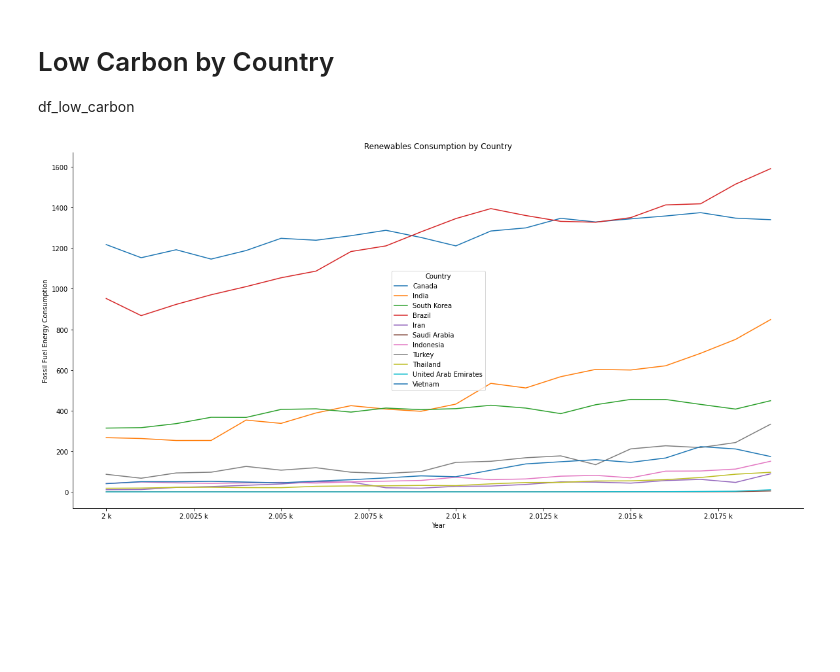
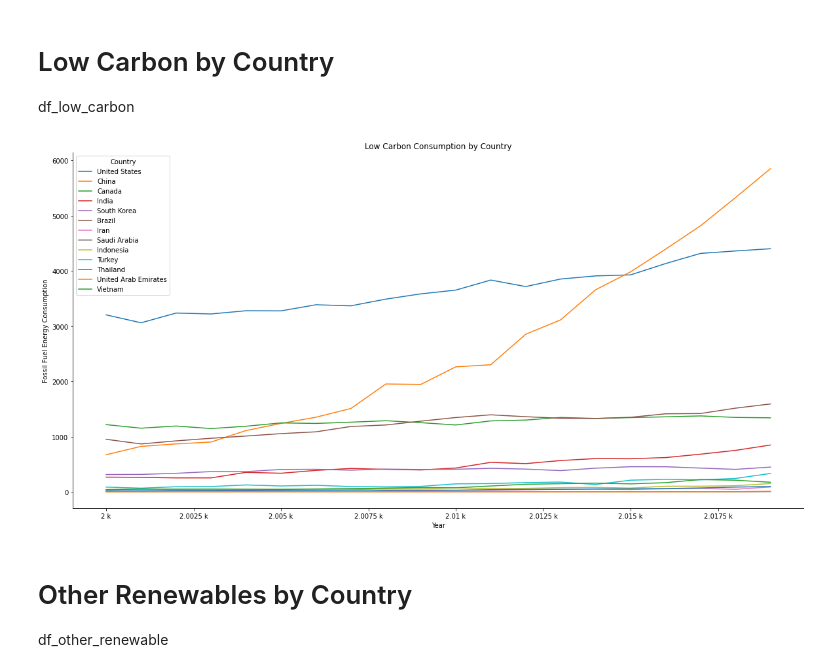
Before and after one commit to amycelliott/DMP_LP_2022, a Jupyter notebook: DMP_LP_2022_Target_Country_Current_Consumption.ipynb, the cells around one changed output. Cells and saved outputs as stored; diff of their text form; code cells hidden in the pictures; blank space fills up the shorter version.

```diff
--- a/DMP_LP_2022_Target_Country_Current_Consumption.ipynb
+++ b/DMP_LP_2022_Target_Country_Current_Consumption.ipynb
@@ -278,9 +390,9 @@ from matplotlib import ticker
 ax = df_renewables_pivot.plot(
     kind='line', #stacked=True,
     # All countries
-    #y=["United States","China","Canada","India","South Korea","Brazil","Iran","Saudi Arabia","Indonesia","Turkey","Thailand","United Arab Emirates","Vietnam"],
+    y=["United States","China","Canada","India","South Korea","Brazil","Iran","Saudi Arabia","Indonesia","Turkey","Thailand","United Arab Emirates","Vietnam"],
     # Remove some of the top ones to see the change in the lower ones
-    y=["Canada","India","South Korea","Brazil","Iran","Saudi Arabia","Indonesia","Turkey","Thailand","United Arab Emirates","Vietnam"],
+    #y=["Canada","India","South Korea","Brazil","Iran","Saudi Arabia","Indonesia","Turkey","Thailand","United Arab Emirates","Vietnam"],
     title='Renewables Consumption by Country', figsize=(20,10)
 )
 
@@ -293,4 +405,8 @@ ax.xaxis.set_major_formatter(ticker.EngFormatter())
 # removes the top and right lines from the figure to make it less boxy
 for spine in ['top', 'right']:
   ax.spines[spine].set_visible(False)
+
+# Renewables Top 4 (In order): China, United States, Brazil, India, Turkey
+# Shows growth, could have included Canada; however, that was slowing downwards.
+# US is optional, had growth, but has recently slowed down.  I suggest Turkey as a possible alternative.
 # %% [output]
@@ -317,10 +433,10 @@ from matplotlib import ticker
 ax = df_fossil_fuel_pivot.plot(
     kind='line', #stacked=True,
     # All countries
-    #y=["United States","China","Canada","India","South Korea","Brazil","Iran","Saudi Arabia","Indonesia","Turkey","Thailand","United Arab Emirates","Vietnam"],
+    y=["United States","China","Canada","India","South Korea","Brazil","Iran","Saudi Arabia","Indonesia","Turkey","Thailand","United Arab Emirates","Vietnam"],
     # Remove some of the top ones to see the change in the lower ones
-    y=["Canada","India","South Korea","Brazil","Iran","Saudi Arabia","Indonesia","Turkey","Thailand","United Arab Emirates","Vietnam"],
-    title='Renewables Consumption by Country', figsize=(20,10)
+    #y=["Canada","South Korea","Brazil","Iran","Saudi Arabia","Indonesia","Turkey","Thailand","United Arab Emirates","Vietnam"],
+    title='Fossil Fuel Consumption by Country', figsize=(20,10)
 )
 
 # formatting
@@ -332,4 +448,8 @@ ax.xaxis.set_major_formatter(ticker.EngFormatter())
 # removes the top and right lines from the figure to make it less boxy
 for spine in ['top', 'right']:
   ax.spines[spine].set_visible(False)
+
+# Fossil Fuel Top 4 (in order): China, India, Iran, Indonesia
+# Brazil is decreasing Fossil Fuel and increasing Renewable
+# US is Decreasing Fossil Fuel - do not target with this fuel type
 # %% [output]
@@ -342,34 +462,45 @@ df_low_carbon
 # Pivot Data
 df_low_carbon_pivot = df_low_carbon.pivot_table(
     index='year',
     columns='country',
     values='low_carbon_consumption',
     margins=True
     )
 
 # First record values show "All" and should get deleted
 df_low_carbon_pivot = df_low_carbon_pivot.drop('All').head(25)
 #df_low_carbon_pivot = df_low_carbon_pivot.query('`country` != "All"')
 
 # for kind - area or line work best
 from matplotlib import ticker
 ax = df_low_carbon_pivot.plot(
     kind='line', #stacked=True,
     # All countries
-    #y=["United States","China","Canada","India","South Korea","Brazil","Iran","Saudi Arabia","Indonesia","Turkey","Thailand","United Arab Emirates","Vietnam"],
+    y=["United States","China","Canada","India","South Korea","Brazil","Iran","Saudi Arabia","Indonesia","Turkey","Thailand","United Arab Emirates","Vietnam"],
     # Remove some of the top ones to see the change in the lower ones
-    y=["Canada","India","South Korea","Brazil","Iran","Saudi Arabia","Indonesia","Turkey","Thailand","United Arab Emirates","Vietnam"],
-    title='Renewables Consumption by Country', figsize=(20,10)
+    #y=["Canada","India","South Korea","Brazil","Iran","Saudi Arabia","Indonesia","Turkey","Thailand","United Arab Emirates","Vietnam"],
+    title='Low Carbon Consumption by Country', figsize=(20,10)
 )
 
 # formatting
 ax.set(xlabel='Year', ylabel='Fossil Fuel Energy Consumption')
 ax.legend(title='Country')
 
 # shows x-axis in millions instead of scientific notation
 ax.xaxis.set_major_formatter(ticker.EngFormatter())
 # removes the top and right lines from the figure to make it less boxy
 for spine in ['top', 'right']:
   ax.spines[spine].set_visible(False)
+
+
+# Low Carbon Top 4 (in order): China, United States, Brazil, India, BONUS: Turkey
+# Huge increases in China
+# US has increases, but not as strong as China
+# Brazil is pretty strong too!
+# Turkey seems to be somewhat steady could be a good alternative
 # %% [output]
-[figure, old version]
+[figure, new version]
+# %% [markdown]
+# Other Renewables by Country
+
+df_other_renewable
```
Also changed, not shown: parts of 16 cells of this notebook.
